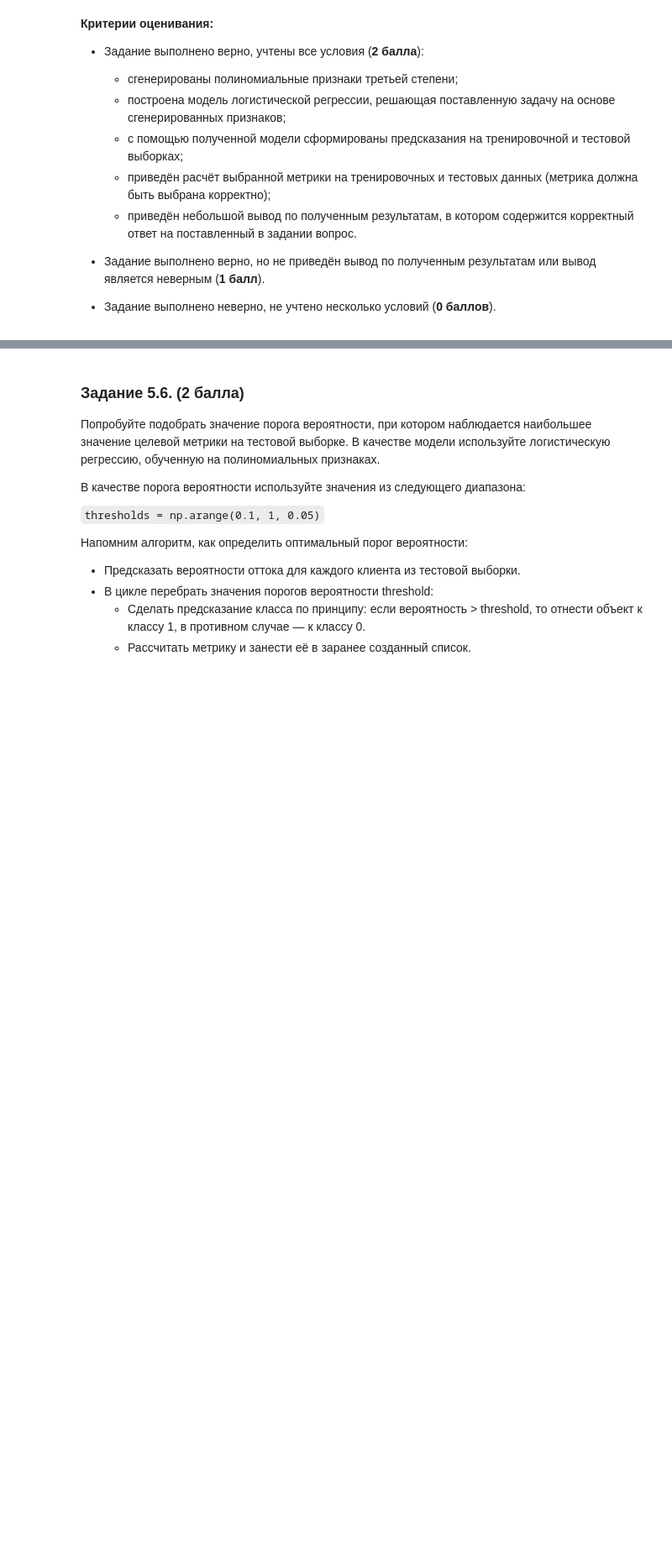
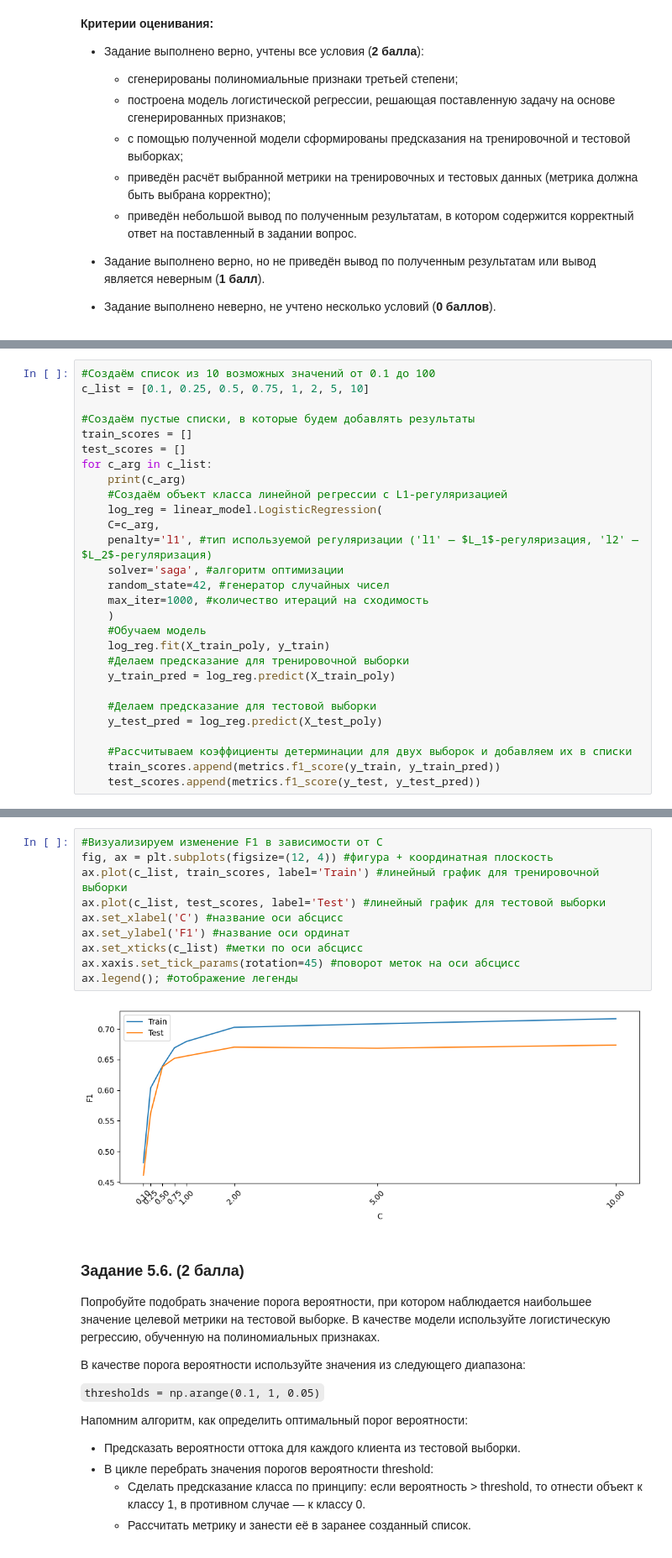
Before and after one commit to kdunaev-a10/SkillFactory-DTS, a Jupyter notebook: module-ML/ML3/ML-3._Практика._Ноутбук-шаблон.ipynb, the cells around one changed output, grey strips where cells are left out. Shown at 84% size. Saved outputs shown, nothing was run; the diff lists cells and outputs as text; blank space fills up the shorter version.

```diff
--- a/module-ML/ML3/ML-3._Практика._Ноутбук-шаблон.ipynb
+++ b/module-ML/ML3/ML-3._Практика._Ноутбук-шаблон.ipynb
@@ -557,0 +670,28 @@ Name: Exited, Length: 628, dtype: int64
+# %%
+#Создаём список из 10 возможных значений от 0.1 до 100
+c_list = [0.1, 0.25, 0.5, 0.75, 1, 2, 5, 10]
+
+#Создаём пустые списки, в которые будем добавлять результаты
+train_scores = []
+test_scores = []
+for c_arg in c_list:
+    print(c_arg)
+    #Создаём объект класса линейной регрессии с L1-регуляризацией
+    log_reg = linear_model.LogisticRegression(
+    C=c_arg,
+    penalty='l1', #тип используемой регуляризации ('l1' — $L_1$-регуляризация, 'l2' — $L_2$-регуляризация)
+    solver='saga', #алгоритм оптимизации
+    random_state=42, #генератор случайных чисел
+    max_iter=1000, #количество итераций на сходимость
+    )
+    #Обучаем модель
+    log_reg.fit(X_train_poly, y_train)
+    #Делаем предсказание для тренировочной выборки
+    y_train_pred = log_reg.predict(X_train_poly)
+
+    #Делаем предсказание для тестовой выборки
+    y_test_pred = log_reg.predict(X_test_poly)
+
+    #Рассчитываем коэффициенты детерминации для двух выборок и добавляем их в списки
+    train_scores.append(metrics.f1_score(y_train, y_train_pred))
+    test_scores.append(metrics.f1_score(y_test, y_test_pred))
@@ -558,3 +707,15 @@ Name: Exited, Length: 628, dtype: int64
+# %%
+#Визуализируем изменение F1 в зависимости от C
+fig, ax = plt.subplots(figsize=(12, 4)) #фигура + координатная плоскость
+ax.plot(c_list, train_scores, label='Train') #линейный график для тренировочной выборки
+ax.plot(c_list, test_scores, label='Test') #линейный график для тестовой выборки
+ax.set_xlabel('C') #название оси абсцисс
+ax.set_ylabel('F1') #название оси ординат
+ax.set_xticks(c_list) #метки по оси абсцисс
+ax.xaxis.set_tick_params(rotation=45) #поворот меток на оси абсцисс
+ax.legend(); #отображение легенды
+# %% [output]
+[figure, added]
 # %% [markdown]
 ### Задание 5.6. (2 балла)
 
```
Also changed, not shown: parts of 17 cells of this notebook, 1 other file.
